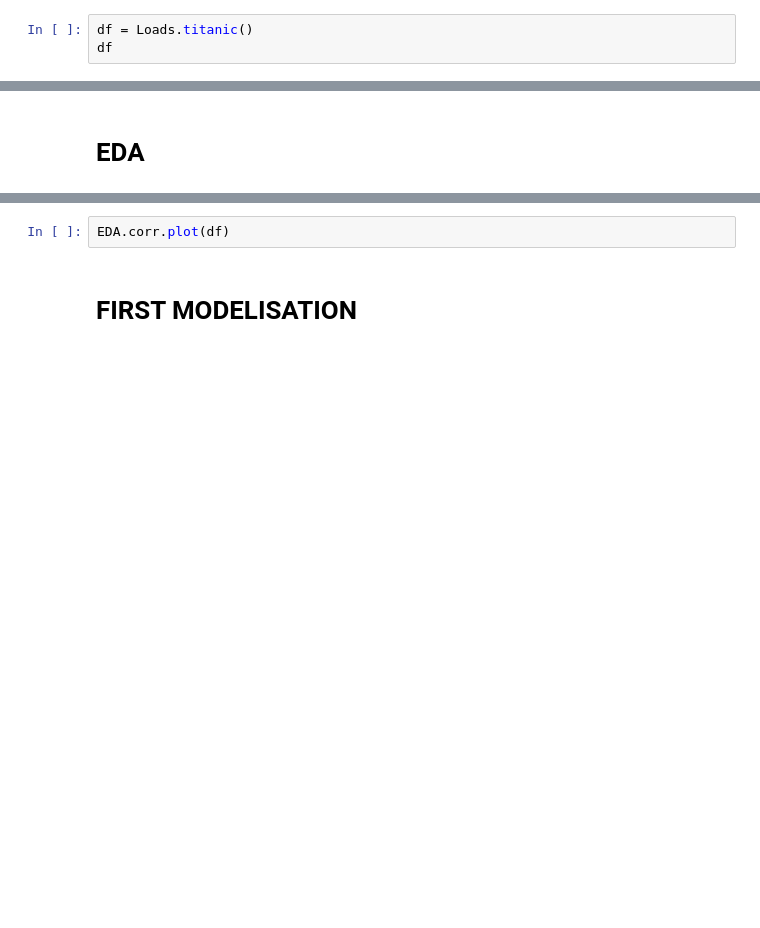
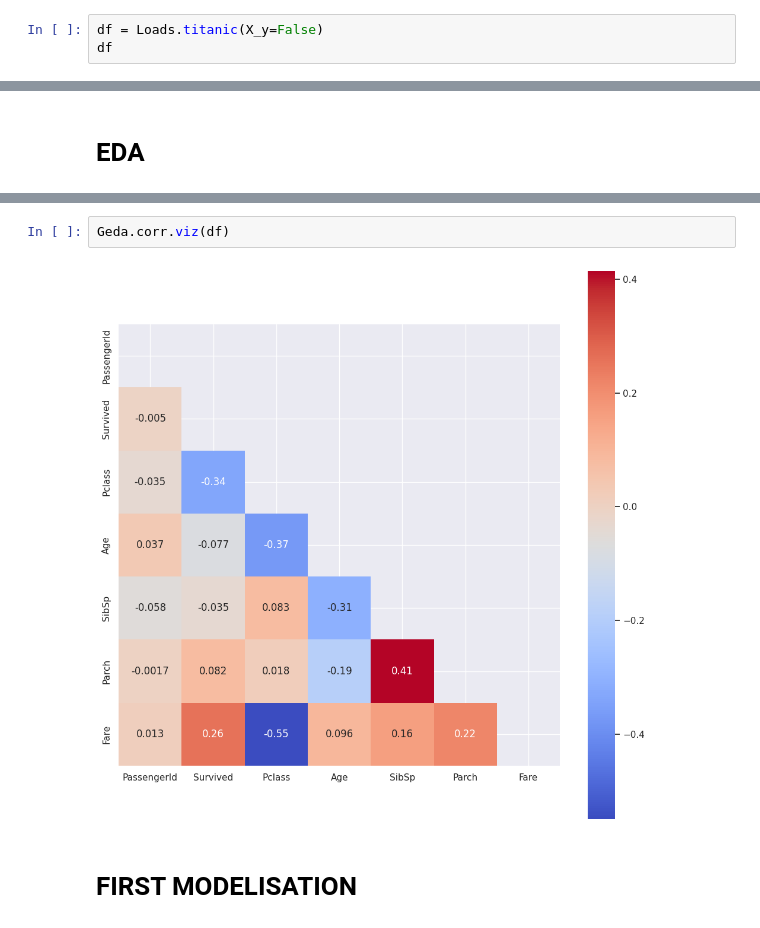
Before and after one commit to AlexandreGazagnes/gargaml, a Jupyter notebook: examples/demo.ipynb, the cells around one changed output, grey strips where cells are left out. Cells and saved outputs as stored; diff of their text form; blank space fills up the shorter version.

```diff
--- a/examples/demo.ipynb
+++ b/examples/demo.ipynb
@@ -33,3 +90,3 @@ y
 # %%
-df = Loads.titanic()
+df = Loads.titanic(X_y=False)
 df
@@ -44,5 +211,7 @@ EDA.first_tour.desribe(df)
 # %%
-EDA.corr.plot(df)
+Geda.corr.viz(df)
+# %% [output]
+[figure, added]
 # %% [markdown]
 # FIRST MODELISATION
 # %%
```
Also changed, not shown: parts of 37 cells of this notebook, 7 other files.
